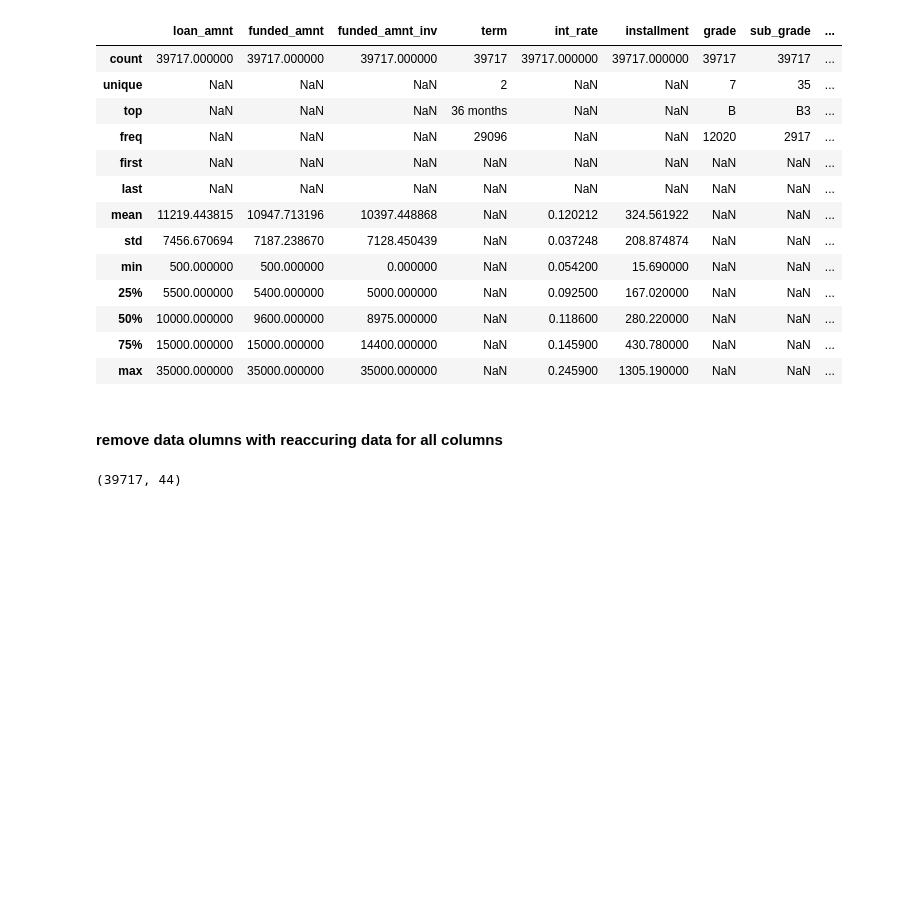
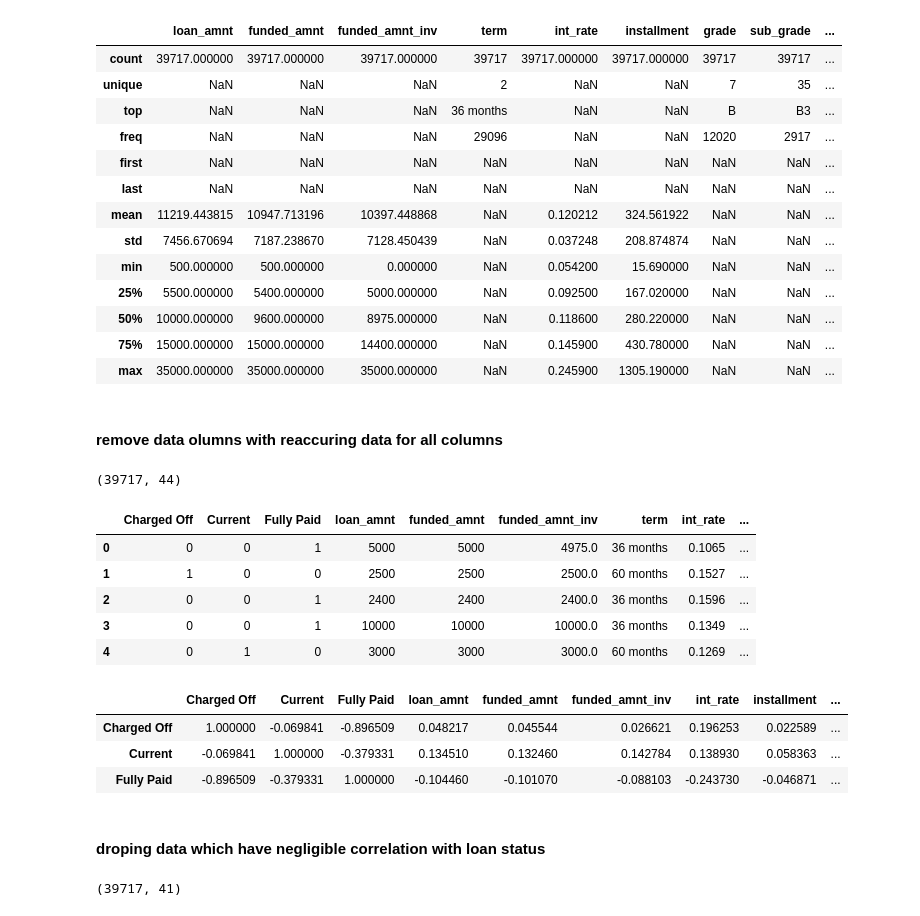
Before and after one commit to teejay1O1/Loan-Credit-Score-check, a Jupyter notebook: Untitled.ipynb, the cells around one changed output. Drawn from its saved outputs; the diff is of its cells as text; code cells hidden in the pictures; blank space fills up the shorter version.

Commit message:
eda Continued with correlation calC

```diff
--- a/Untitled.ipynb
+++ b/Untitled.ipynb
@@ -106,3 +107,25 @@ data.drop(columns=["pymnt_plan","initial_list_status","application_type"],inplac
 data.shape
 # %% [output]
 (39717, 44)
+# %%
+dummy_columns=pd.get_dummies(data["loan_status"])
+data=pd.concat([dummy_columns,data],axis=1)
+data.drop(columns=["loan_status"],inplace=True)
+data.shape
+# %%
+data.head()
+# %% [output]
+|  | Charged Off | Current | Fully Paid | loan_amnt | funded_amnt | funded_amnt_inv | term | int_rate | ... |
+| 0 | 0 | 0 | 1 | 5000 | 5000 | 4975.0 | 36 months | 0.1065 | ... |
+| 1 | 1 | 0 | 0 | 2500 | 2500 | 2500.0 | 60 months | 0.1527 | ... |
+| 2 | 0 | 0 | 1 | 2400 | 2400 | 2400.0 | 36 months | 0.1596 | ... |
+| 3 | 0 | 0 | 1 | 10000 | 10000 | 10000.0 | 36 months | 0.1349 | ... |
+| 4 | 0 | 1 | 0 | 3000 | 3000 | 3000.0 | 60 months | 0.1269 | ... |
+# %%
+correlation=data.corr()
+correlation.head(3)
+# %% [output]
+|  | Charged Off | Current | Fully Paid | loan_amnt | funded_amnt | funded_amnt_inv | int_rate | installment | ... |
+| Charged Off | 1.000000 | -0.069841 | -0.896509 | 0.048217 | 0.045544 | 0.026621 | 0.196253 | 0.022589 | ... |
+| Current | -0.069841 | 1.000000 | -0.379331 | 0.134510 | 0.132460 | 0.142784 | 0.138930 | 0.058363 | ... |
+| Fully Paid | -0.896509 | -0.379331 | 1.000000 | -0.104460 | -0.101070 | -0.088103 | -0.243730 | -0.046871 | ... |
@@ -108,0 +140,7 @@ data.shape
+# %% [markdown]
+#### droping data which have negligible correlation with loan status
+# %%
+data.drop(columns=["policy_code","mths_since_last_delinq","mths_since_last_record","revol_util","pub_rec_bankruptcies"],inplace=True)
+data.shape
+# %% [output]
+(39717, 41)
```
Also changed, not shown: parts of 2 cells of this notebook.
